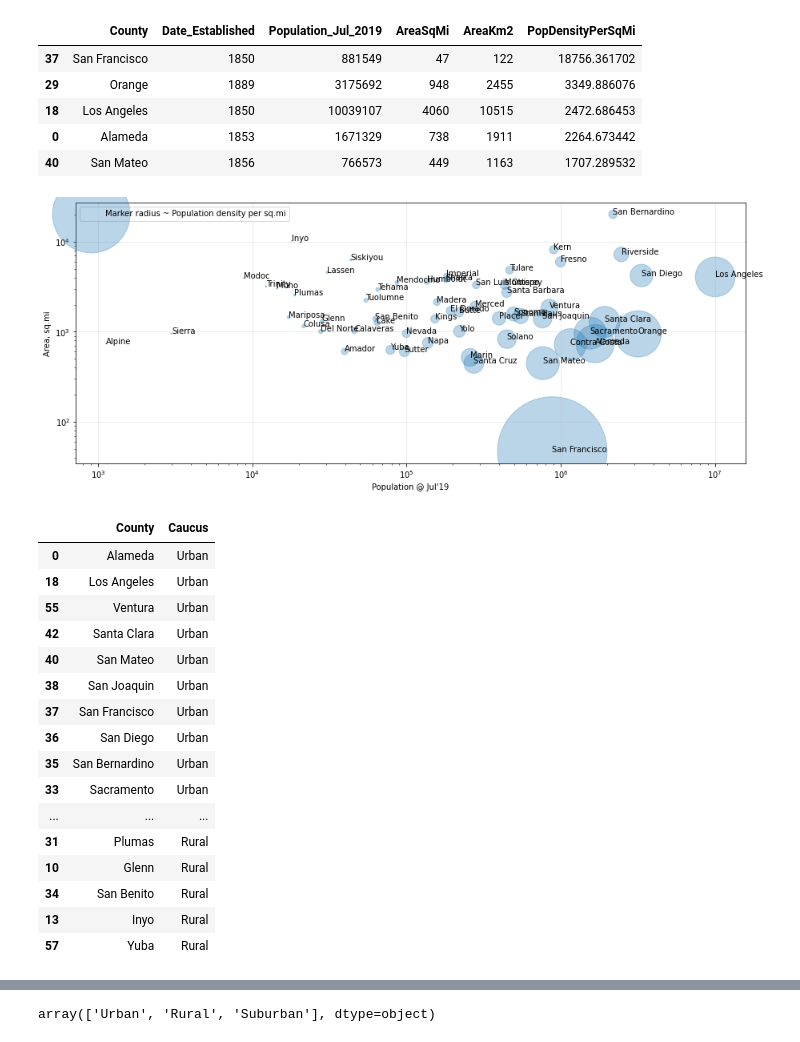
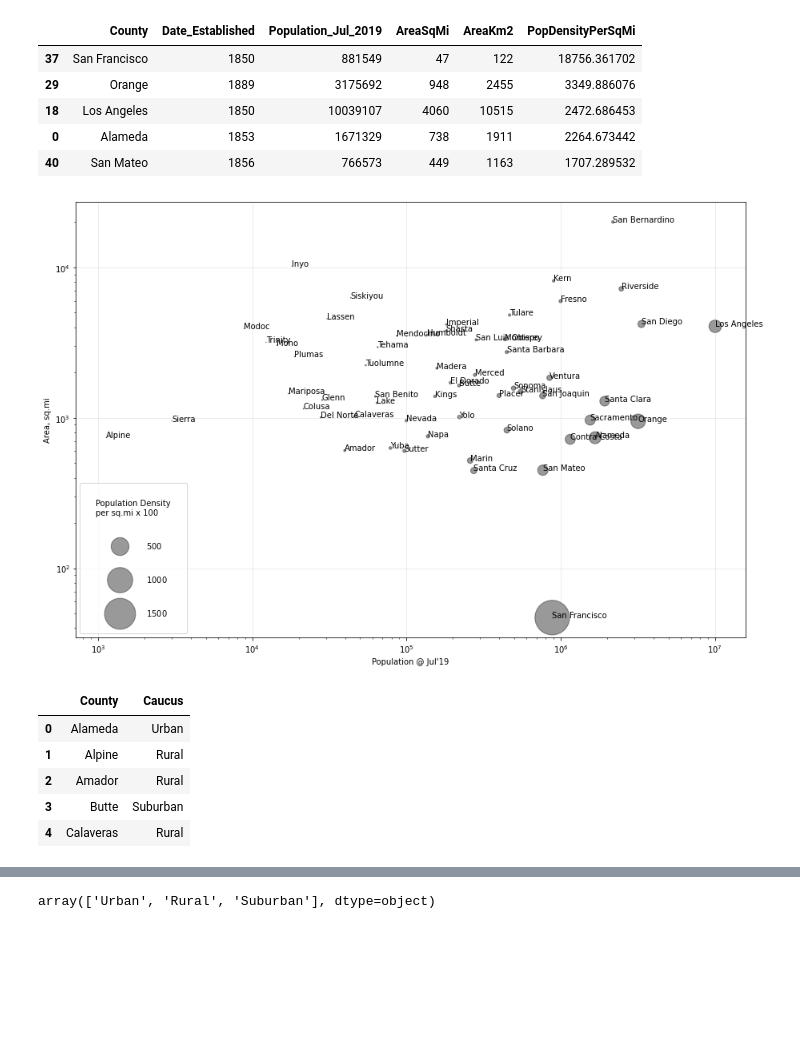
Before and after one commit to i-am-phoenix/project3, a Jupyter notebook: Untitled.ipynb, the cells around one changed output, grey strips where cells are left out. Drawn from its saved outputs; the diff is of its cells as text; code cells hidden in the pictures; blank space fills up the shorter version.

Commit message:
added some plotting options for bubble map

```diff
--- a/Untitled.ipynb
+++ b/Untitled.ipynb
@@ -272,47 +272,48 @@ clean_california_counties_2.sort_values(['PopDensityPerSqMi'], ascending=False).
 # %%
 x = clean_california_counties_2.Population_Jul_2019
 y = clean_california_counties_2.AreaSqMi
 z = clean_california_counties_2.County
-size = clean_california_counties_2.PopDensityPerSqMi/1
+size = clean_california_counties_2.PopDensityPerSqMi/10
 
-plt.figure(figsize=(15,6))
-plt.scatter(x, y, s=size, alpha=0.3, label="Marker radius ~ Population density per sq.mi")
+plt.figure(figsize=(15,10))
+scatter = plt.scatter(x, y, s=size, alpha=0.4, c = "black")
+# produce a legend with a cross section of sizes from the scatter
+
 plt.xlabel("Population @ Jul'19")
 plt.ylabel("Area, sq.mi")
-plt.legend()
 plt.grid(alpha=0.3)
 plt.xscale("log")
 plt.yscale("log")
 
+handles, labels = scatter.legend_elements("sizes", num=4)
+legend = plt.legend(handles, labels,
+           loc = "lower left",
+           title = "Population Density\nper sq.mi x 100",
+           labelspacing = 3,
+           handlelength=5,
+           borderpad = 2)
+
+for handle in legend.legendHandles:
+    handle.set_color('blue')
+
 for i, txt in enumerate(z):
     plt.annotate(txt, (x[i], y[i]))
 # %% [output]
-[figure, old version]
+[figure, new version]
 # %%
 # data from https://www.counties.org/data-and-research,
 # https://www.counties.org/sites/main/files/file-attachments/datapile_-_headline_datasets_-_current.xlsx
 
 raw_california_coucus = pd.read_excel("./data/datapile_-_headline_datasets_-_current.xlsx", sheet_name="County & Government")
 clean_california_caucus = raw_california_coucus[['County','Caucus']]
-clean_california_caucus.sort_values(['Caucus'], ascending=False)
+clean_california_caucus.head()
 # %% [output]
 |  | County | Caucus |
 | 0 | Alameda | Urban |
-| 18 | Los Angeles | Urban |
-| 55 | Ventura | Urban |
-| 42 | Santa Clara | Urban |
-| 40 | San Mateo | Urban |
-| 38 | San Joaquin | Urban |
-| 37 | San Francisco | Urban |
-| 36 | San Diego | Urban |
-| 35 | San Bernardino | Urban |
-| 33 | Sacramento | Urban |
-| ... | ... | ... |
-| 31 | Plumas | Rural |
-| 10 | Glenn | Rural |
-| 34 | San Benito | Rural |
-| 13 | Inyo | Rural |
-| 57 | Yuba | Rural |
+| 1 | Alpine | Rural |
+| 2 | Amador | Rural |
+| 3 | Butte | Suburban |
+| 4 | Calaveras | Rural |
 # %%
 # MErge counties data with caucus
 clean_california_counties_merged = pd.merge(clean_california_counties_2, clean_california_caucus, on='County')
```
Also changed, not shown: parts of 5 cells of this notebook.
